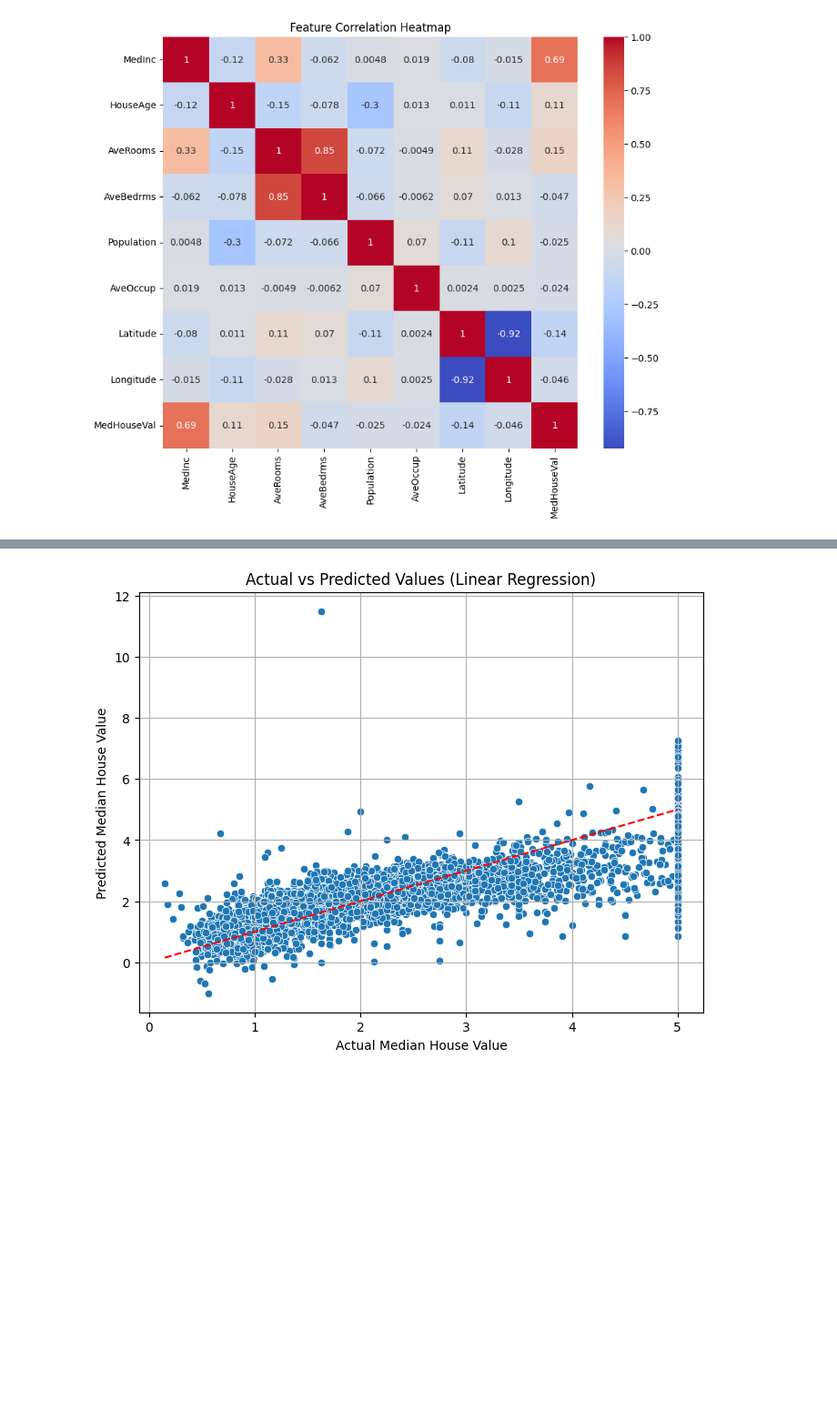
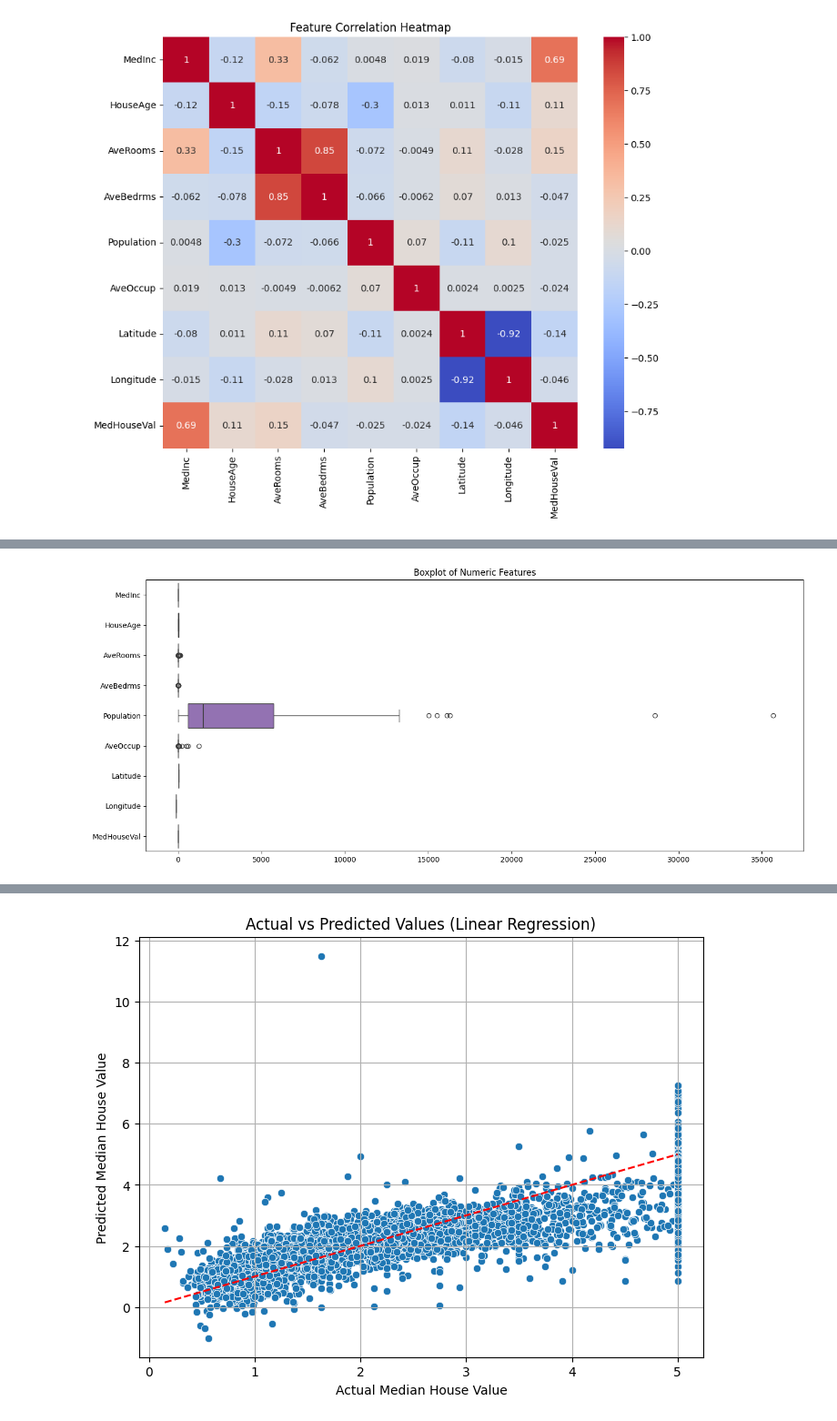
Before and after one commit to rohan-arya-w/incontext-learning-project, a Jupyter notebook: src/Experiment1_.ipynb, the cells around one changed output, grey strips where cells are left out. Shown at 91% size. Drawn from its saved outputs; the diff is of its cells as text; code cells hidden in the pictures; blank space fills up the shorter version.

```diff
--- a/src/Experiment1_.ipynb
+++ b/src/Experiment1_.ipynb
@@ -115,0 +105,13 @@ plt.show()
+# %%
+from scipy.stats import zscore
+
+# Calculate Z-scores
+z_scores = zscore(df.select_dtypes(include='number'))  # Only numeric columns
+abs_z_scores = abs(z_scores)
+
+# Set a threshold (commonly 3)
+outliers = (abs_z_scores > 3).any(axis=1)
+
+# View outliers
+df_outliers = df[outliers]
+print(df_outliers)
@@ -116,3 +136,12 @@ plt.show()
+# %%
+# BOX plot
+plt.figure(figsize=(14, 6))
+sns.boxplot(data=df_outliers, orient="h")
+plt.title("Boxplot of Numeric Features")
+plt.tight_layout()
+plt.show()
+# %% [output]
+[figure, added]
 # %%
 from sklearn.model_selection import train_test_split
 
```
Also changed, not shown: parts of 17 cells of this notebook, 13 other files.
